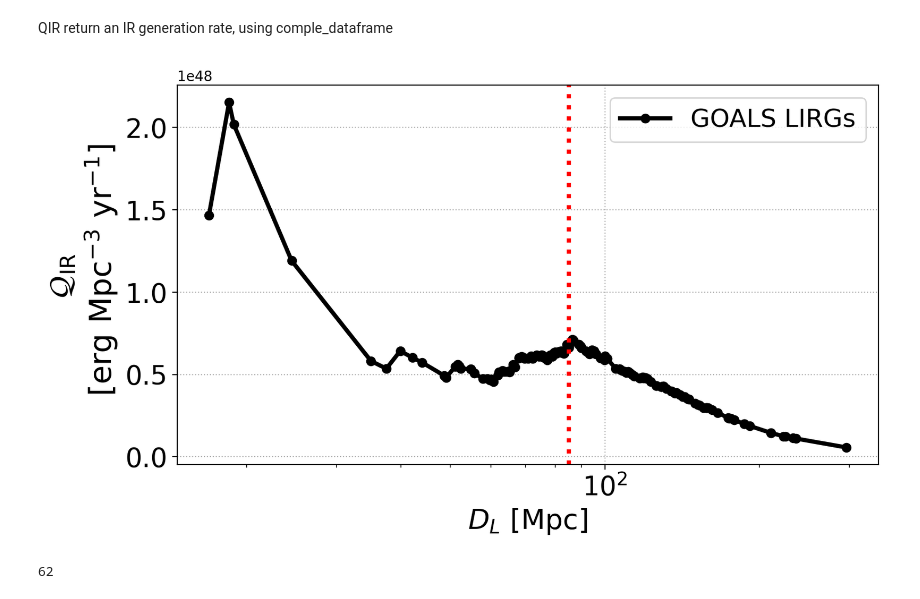
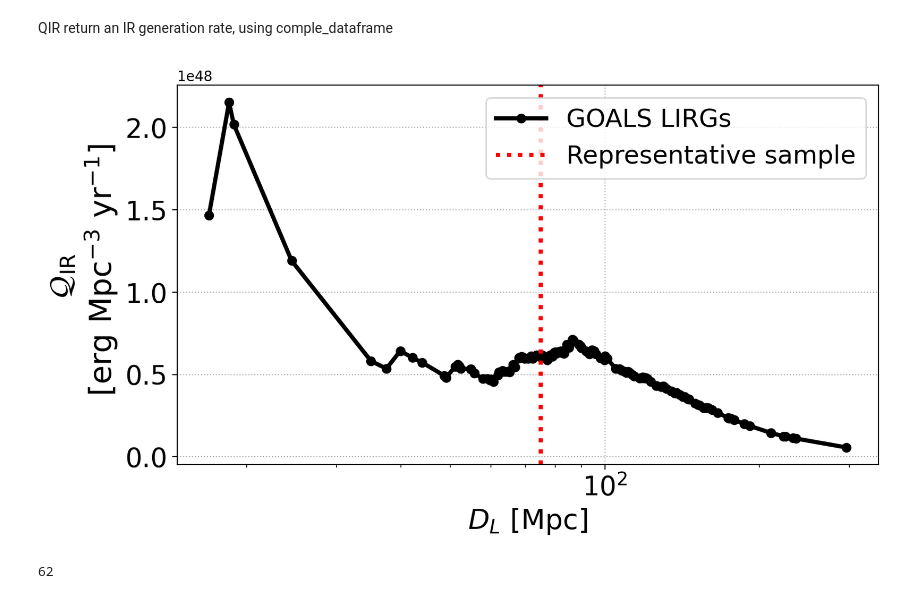
Before and after one commit to YarnoMerckx/diffuse-neutrino-flux-u-lirgs, a Jupyter notebook: diffuse_lirg_prediction.ipynb, the cells around one changed output. Cells and saved outputs as stored; diff of their text form; code cells hidden in the pictures.

```diff
--- a/diffuse_lirg_prediction.ipynb
+++ b/diffuse_lirg_prediction.ipynb
@@ -92,19 +93,19 @@ QIR_LIRG_individual_AGNcorr = [QIR(i,'LIRGs','individual','yes')[0] for i in Dma
 # %%
 plt.figure(figsize=(9,5),dpi=200)
 
 plt.plot(Dmax_range_LIRG,QIR_LIRG_individual, c = 'k', marker = 'o',ls = '-',label = 'GOALS LIRGs',linewidth =3)
-plt.axvline(x= 85,c='r',ls='dotted',lw = 3)
+plt.axvline(x= 75,c='r',ls='dotted',lw = 3,label= 'Representative sample')
 plt.xticks(fontsize= 19)
 plt.yticks(fontsize= 19)
 plt.ylabel('$\\mathcal{Q}_{\\mathrm{IR}}$ \n [erg Mpc$^{-3}$ yr$^{-1}$]', fontsize = 22)
 #plt.title('IR luminosity within the volume defined by $D_L$',fontsize = 20)
 plt.xlabel('$D_L$ [Mpc]',fontsize = 20)
 plt.legend(fontsize = 18)
 plt.xscale('log')
 plt.grid(ls='dotted')
 #plt.savefig("/Users/yarno/Documents/PhD/Pictures/Extrapolation_plots/QIR.pdf",bbox_inches="tight")
 # %% [output]
-[figure, old version]
+[figure, new version]
 # %%
 len(df_LIRG[df_LIRG['D_L [Mpc]']<76])
 # %% [output]
```
Also changed, not shown: parts of 10 cells of this notebook, 3 other files.
